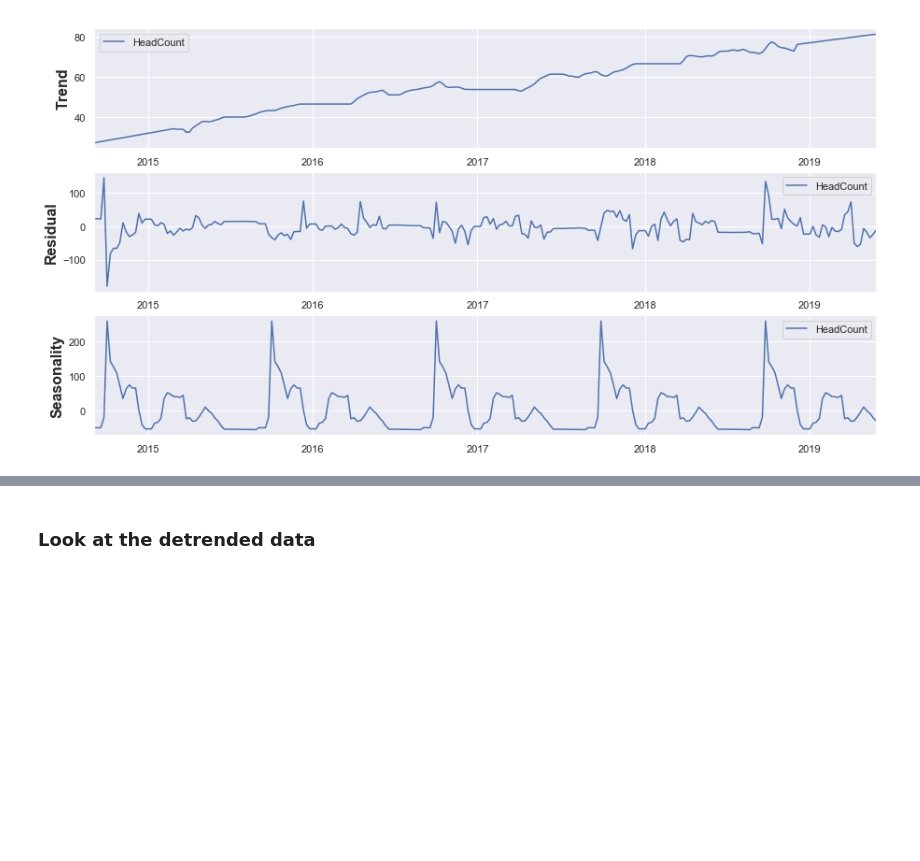
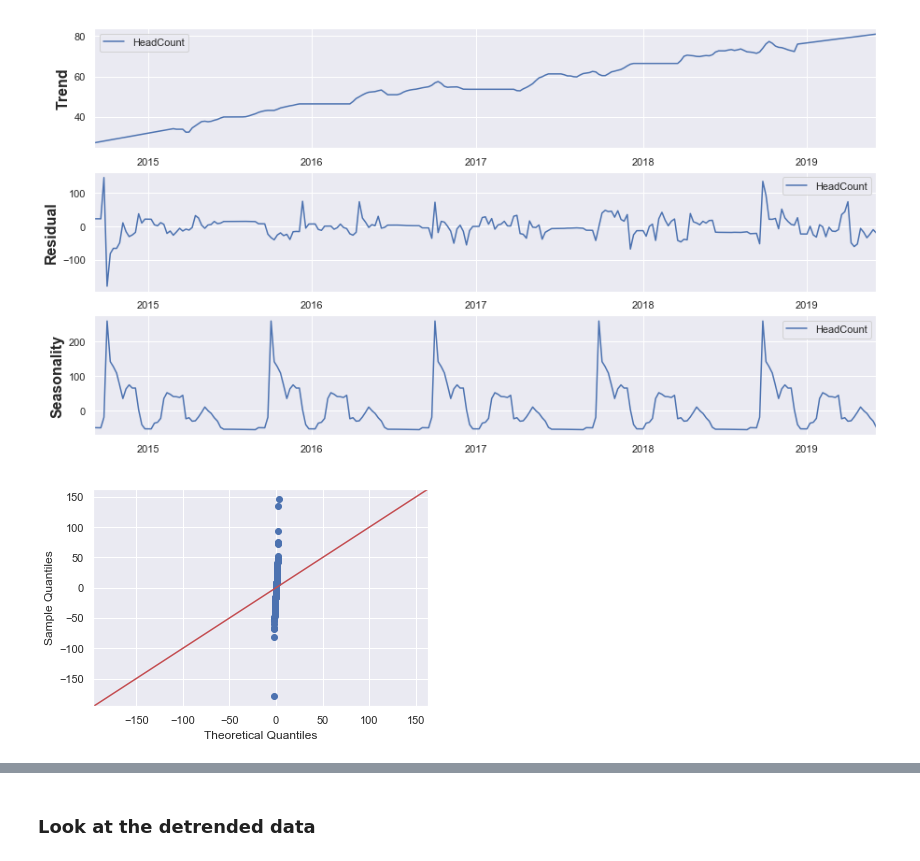
Before and after one commit to chris-pickford/TimeSeriesKb, a Jupyter notebook: Jupyter/main.ipynb, the cells around one changed output, grey strips where cells are left out. Saved outputs shown, nothing was run; the diff lists cells and outputs as text; code cells hidden in the pictures; blank space fills up the shorter version.

```diff
--- a/Jupyter/main.ipynb
+++ b/Jupyter/main.ipynb
@@ -260,3 +270,18 @@ ax3.set_ylabel('Seasonality',fontsize=16,fontweight='bold')
 # %% [output]
 Text(0, 0.5, 'Seasonality')
 [figure]
+# %%
+import pylab
+import scipy.stats as stats
+
+
+#stats.probplot(list(decomposition.resid.values), dist="norm", plot=pylab)
+#pylab.show()
+
+
+sm.qqplot(decomposition.resid['HeadCount'].values, line='45')
+pylab.show()
+
+#decomposition.resid.plot(kind='hist')
+# %% [output]
+[figure, added]
```
Also changed, not shown: parts of 34 cells of this notebook, 7 other files.
